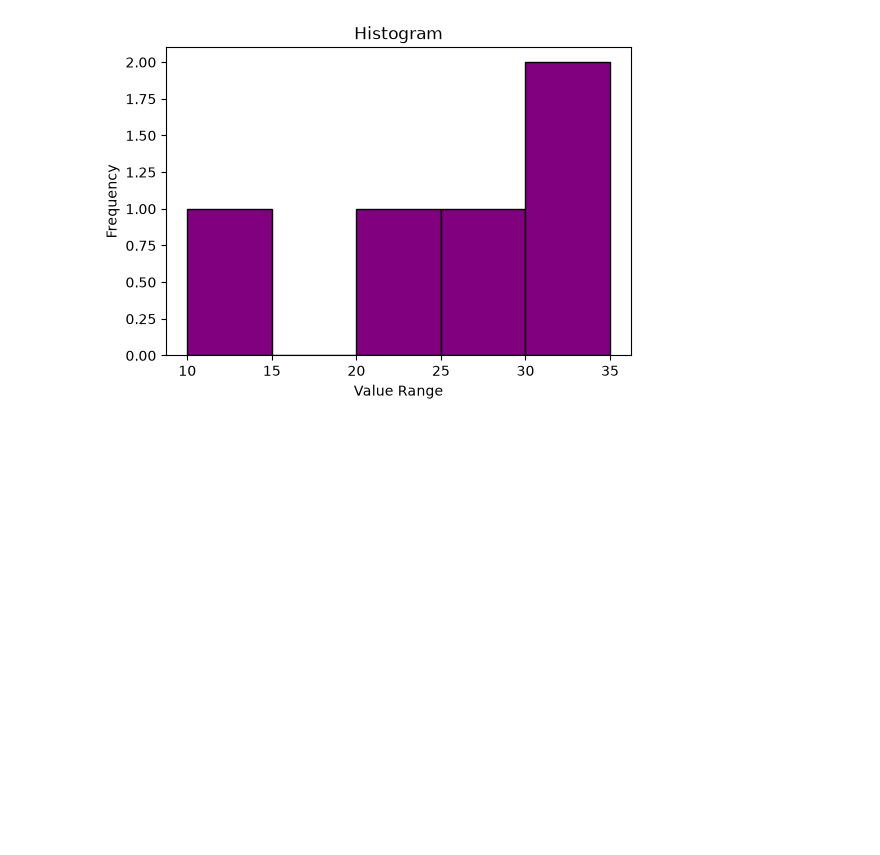
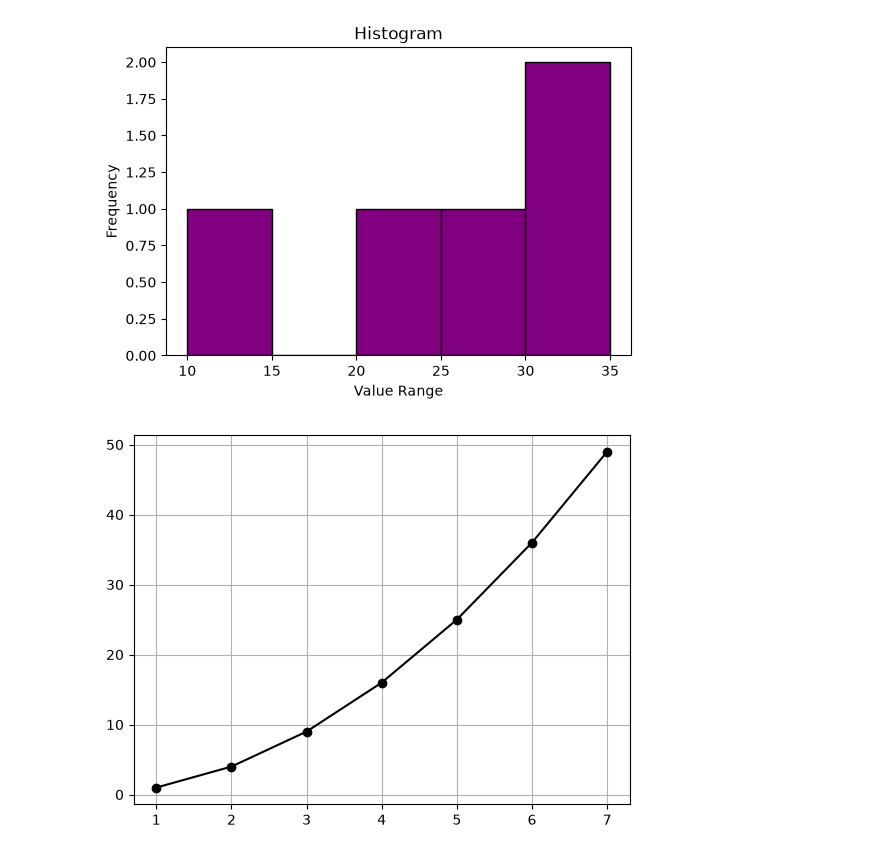
Before and after one commit to omrankhamb/python-programs, a Jupyter notebook: programXX.ipynb, the cells around one changed output. Drawn from its saved outputs; the diff is of its cells as text; code cells hidden in the pictures; blank space fills up the shorter version.

```diff
--- a/programXX.ipynb
+++ b/programXX.ipynb
@@ -43,3 +43,13 @@ plt.ylabel("Frequency")
 plt.show()
 # %% [output]
 [figure]
+# %%
+x = [1,2,3,4,5,6,7]
+y = [1,4,9,16,25,36,49]
+
+plt.Figure(figsize=(9,9))
+plt.grid()
+plt.plot(x,y,marker = 'o',color='black')
+plt.show()
+# %% [output]
+[figure, added]
```
Also changed, not shown: 39 other files.
